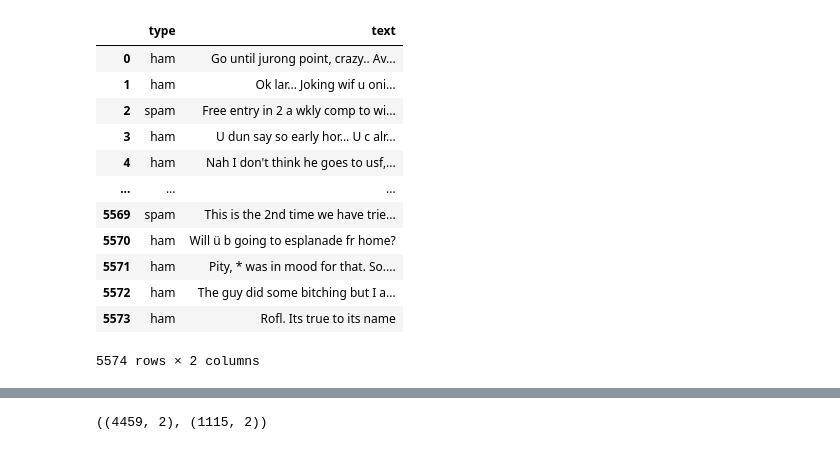
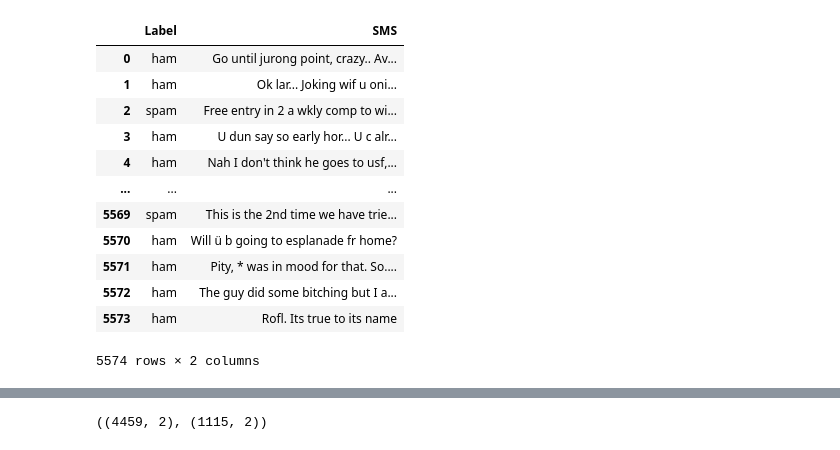
Before and after one commit to amankr1279/Data-Science-and-ML, a Jupyter notebook: Day 3/Spam_Spotter.ipynb, the cells around one changed output, grey strips where cells are left out. Drawn from its saved outputs; the diff is of its cells as text; code cells hidden in the pictures.

```diff
--- a/Day 3/Spam_Spotter.ipynb
+++ b/Day 3/Spam_Spotter.ipynb
@@ -8,9 +8,11 @@ import matplotlib.pyplot as plt
 import regex as re
 # %%
 data = pd.read_csv("sms_spam.csv")
+data.columns.values[0] = "Label"
+data.columns.values[1] = "SMS"
 data
 # %% [output]
-|  | type | text |
+|  | Label | SMS |
 | 0 | ham | Go until jurong point, crazy.. Av... |
 | 1 | ham | Ok lar... Joking wif u oni... |
 | 2 | spam | Free entry in 2 a wkly comp to wi... |
```
Also changed, not shown: parts of 21 cells of this notebook.
